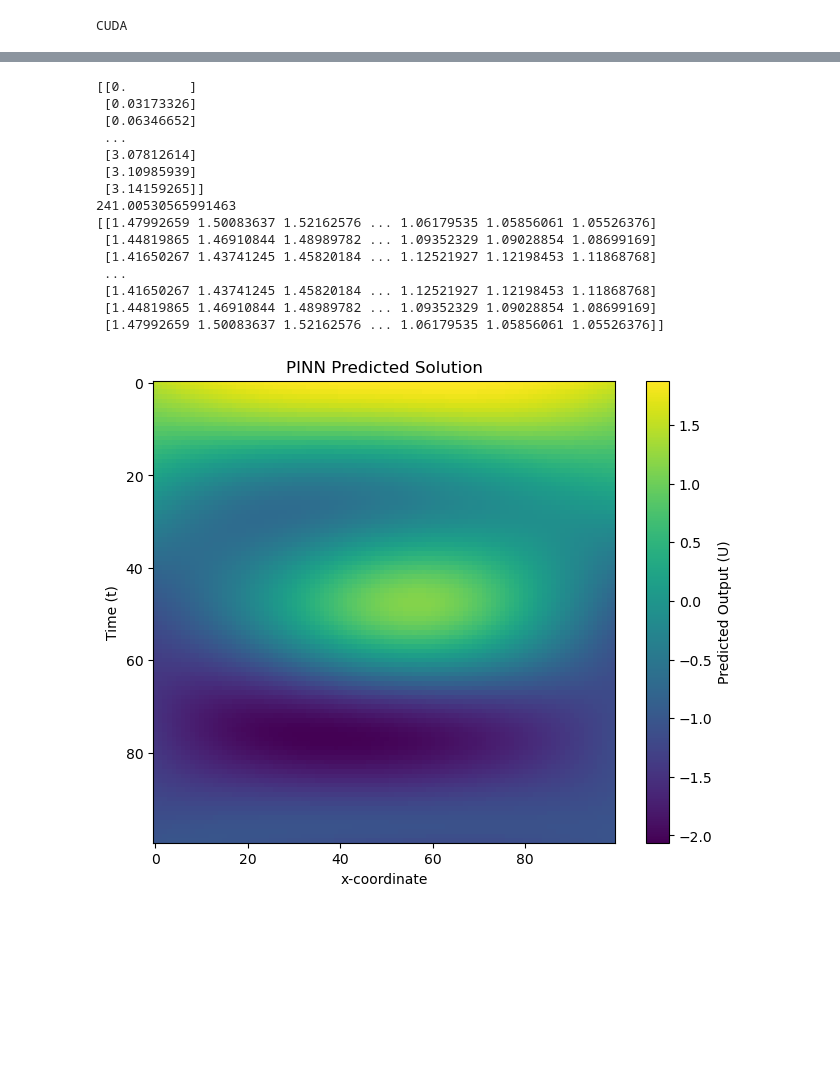
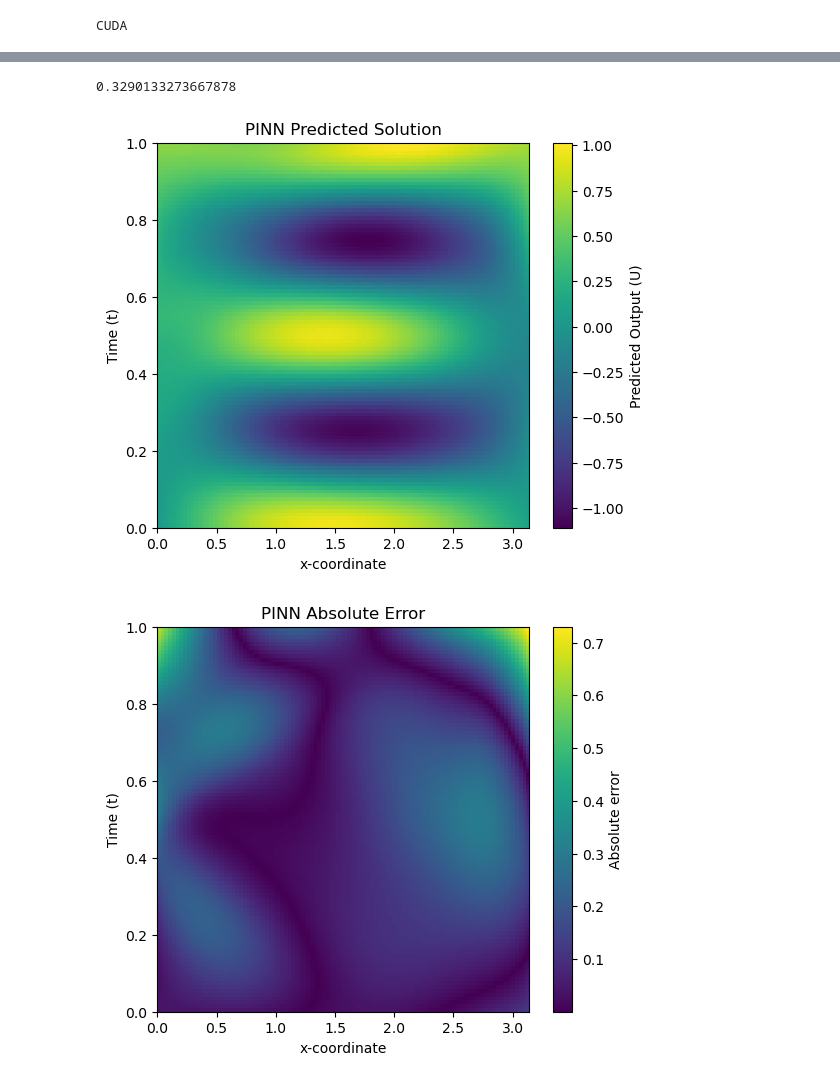
Before and after one commit to alleswe2k/PINNs, a Jupyter notebook: 1D_time_problem/time.ipynb, the cells around one changed output, grey strips where cells are left out. Saved outputs shown, nothing was run; the diff lists cells and outputs as text; code cells hidden in the pictures; blank space fills up the shorter version.

```diff
--- a/1D_time_problem/time.ipynb
+++ b/1D_time_problem/time.ipynb
@@ -390,42 +274,38 @@ X, T = np.meshgrid(x_vals, t_vals)  # Create a 2D meshgrid
 # Flatten the meshgrid and convert to PyTorch tensor
 X_flat = X.flatten().reshape(-1, 1)
 T_flat = T.flatten().reshape(-1, 1)
-print(X_flat)
 
-u_exact = np.sin(X_flat) * np.cos(4 * np.pi * T_flat)
-u_pred = model.predict(X_flat, T_flat).flatten()
+u_exact = np.sin(X_flat) * np.cos(4 * torch.pi * T_flat)
+u_pred = model.predict(X_flat, T_flat)
+
 abs_error = np.abs(u_pred - u_exact)
 l2_error = np.linalg.norm(u_pred - u_exact) / np.linalg.norm(u_exact, 2)
 
-
-# Reshape predictions back into a 2D grid
-U_pred_reshaped = u_pred.reshape(grid_size, grid_size)
+u_pred = u_pred.reshape(grid_size, grid_size)
+u_exact = u_exact.reshape(grid_size, grid_size)
+abs_error = abs_error.reshape(grid_size, grid_size)
 
 print(l2_error)
-print(abs_error)
-
-# Plot the result
-plt.figure(figsize=(8, 6))
-plt.imshow(U_pred_reshaped)
-plt.colorbar(label="Predicted Output (U)")
-plt.xlabel("x-coordinate")
-plt.ylabel("Time (t)")
-plt.title("PINN Predicted Solution")
-plt.show()
 # %% [output]
-[[0.        ]
- [0.03173326]
- [0.06346652]
- ...
- [3.07812614]
- [3.10985939]
- [3.14159265]]
-241.00530565991463
-[[1.47992659 1.50083637 1.52162576 ... 1.06179535 1.05856061 1.05526376]
- [1.44819865 1.46910844 1.48989782 ... 1.09352329 1.09028854 1.08699169]
- [1.41650267 1.43741245 1.45820184 ... 1.12521927 1.12198453 1.11868768]
- ...
- [1.41650267 1.43741245 1.45820184 ... 1.12521927 1.12198453 1.11868768]
- [1.44819865 1.46910844 1.48989782 ... 1.09352329 1.09028854 1.08699169]
- [1.47992659 1.50083637 1.52162576 ... 1.06179535 1.05856061 1.05526376]]
+0.3290133273667878
-[figure, removed]
+# %%
+
+plt.figure(figsize=(6, 5))
+plt.imshow(u_pred, extent=[x_min, x_max, t_min, t_max], origin="lower", aspect="auto")
+plt.colorbar(label="Predicted Output (U)")
+plt.xlabel("x-coordinate")
+plt.ylabel("Time (t)")
+plt.title("PINN Predicted Solution")
+
+
+plt.figure(figsize=(6, 5))
+plt.imshow(abs_error, extent=[x_min, x_max, t_min, t_max], origin="lower", aspect="auto")
+plt.colorbar(label="Absolute error")
+plt.xlabel("x-coordinate")
+plt.ylabel("Time (t)")
+plt.title("PINN Absolute Error")
+
+plt.show()
+# %% [output]
+[figure, added]
+[figure, added]
```
Also changed, not shown: parts of 12 cells of this notebook, 6 other files.
